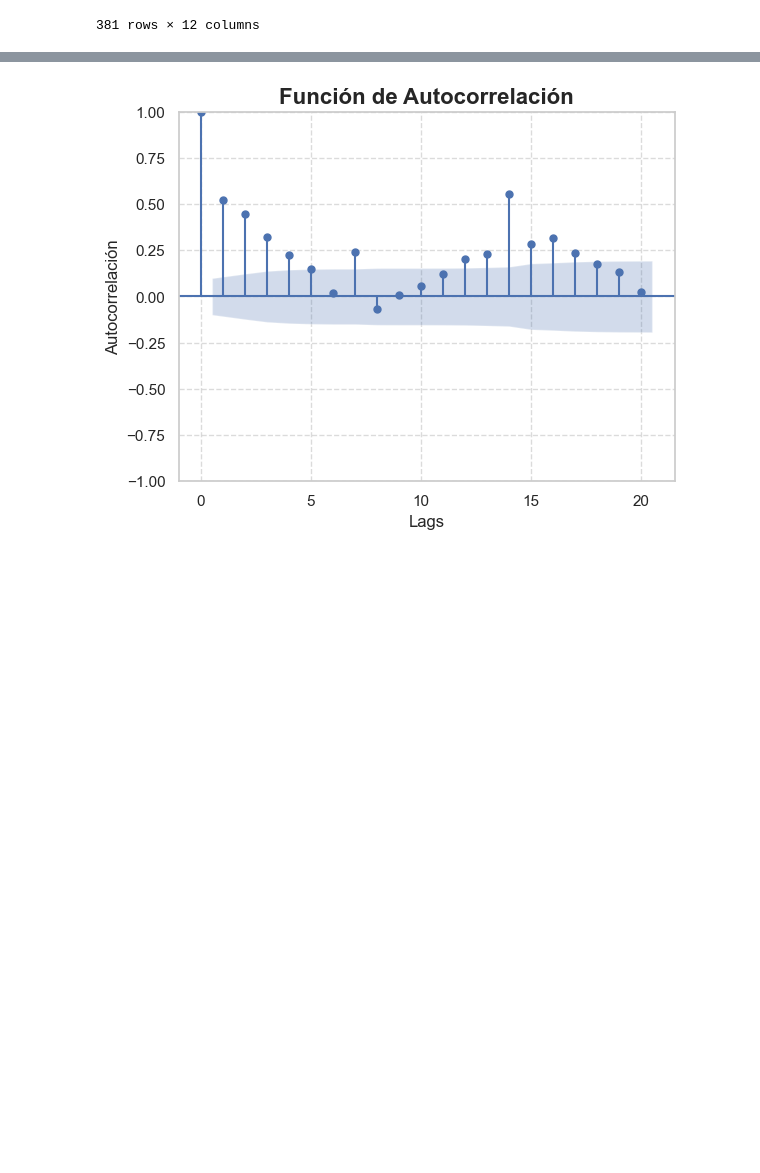
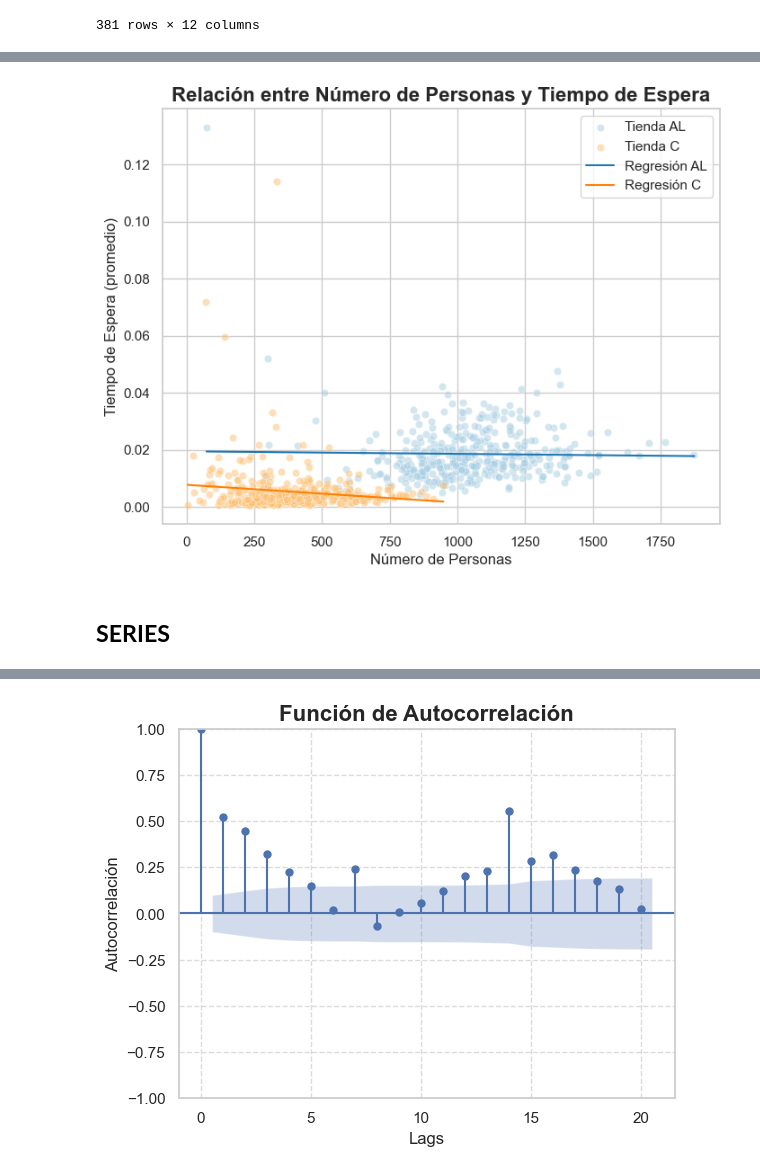
Before and after one commit to heritaco/Discipulos-del-Caracol, a Jupyter notebook: 02-ts.ipynb, the cells around one changed output, grey strips where cells are left out. Cells and saved outputs as stored; diff of their text form; code cells hidden in the pictures; blank space fills up the shorter version.

```diff
--- a/02-ts.ipynb
+++ b/02-ts.ipynb
@@ -475,0 +445,36 @@ from statsmodels.formula.api import ols
+# %%
+plt.figure(figsize=(8, 6))
+pal = sns.color_palette("Paired", 10)
+
+# Scatter plots with palette colors
+sns.scatterplot(x=tiendas[('AL', 'Personas')], y=tiendas[('AL', 'espera')],
+                label='Tienda AL', alpha=0.5, color=pal[0])
+sns.scatterplot(x=tiendas[('C', 'Personas')], y=tiendas[('C', 'espera')],
+                label='Tienda C', alpha=0.5, color=pal[6])
+
+# Regression line for Tienda AL
+x_al = tiendas[('AL', 'Personas')]
+y_al = tiendas[('AL', 'espera')]
+coef_al = np.polyfit(x_al, y_al, 1)
+poly_al = np.poly1d(coef_al)
+x_al_sorted = np.sort(x_al)
+plt.plot(x_al_sorted, poly_al(x_al_sorted), color=pal[1], label='Regresión AL')
+
+# Regression line for Tienda C
+x_c = tiendas[('C', 'Personas')]
+y_c = tiendas[('C', 'espera')]
+coef_c = np.polyfit(x_c, y_c, 1)
+poly_c = np.poly1d(coef_c)
+x_c_sorted = np.sort(x_c)
+plt.plot(x_c_sorted, poly_c(x_c_sorted), color=pal[7], label='Regresión C')
+
+plt.title('Relación entre Número de Personas y Tiempo de Espera', fontsize=16, fontweight='bold')
+plt.xlabel('Número de Personas')
+plt.ylabel('Tiempo de Espera (promedio)')
+plt.legend()
+plt.savefig('98-relacion_personas_espera.svg', format='svg', bbox_inches='tight')
+plt.show()
+# %% [output]
+[figure, added]
+# %% [markdown]
+## **SERIES**
```
Also changed, not shown: parts of 15 cells of this notebook, 1 other file.
